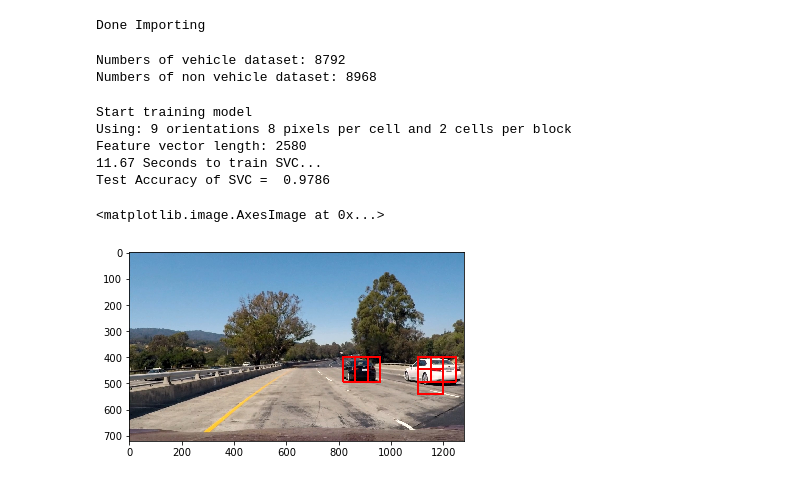
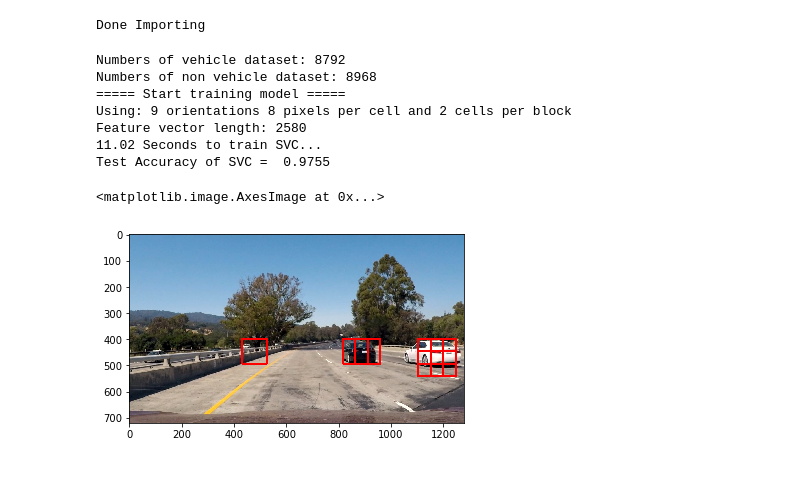
Before and after one commit to fang-yu-liu/vehicle-detection, a Jupyter notebook: train_model.ipynb, the cells around one changed output. Saved outputs shown, nothing was run; the diff lists cells and outputs as text; code cells hidden in the pictures.

```diff
--- a/train_model.ipynb
+++ b/train_model.ipynb
@@ -13,65 +15,65 @@ print("Done Importing")
 # %% [output]
 Done Importing
 # %%
-# Use the following two lines to generate txt files to store the filenames for vehicle and non-vehicle data
-# find vehicles -name '*.png' > vehicle-images.txt
-# find non-vehicles -name '*.png' > non-vehicle-images.txt
-# Iterate through the txt file and save the filenames as a list
-with open('./vehicle-images.txt', 'r') as f:
-    car_filenames = f.read().splitlines()
-n_cars = len(car_filenames)
-print("Numbers of vehicle dataset:", n_cars)
+if RETRAIN_MODEL is True:
+    # Use the following two lines to generate txt files to store the filenames for vehicle and non-vehicle data
+    # find vehicles -name '*.png' > vehicle-images.txt
+    # find non-vehicles -name '*.png' > non-vehicle-images.txt
+    # Iterate through the txt file and save the filenames as a list
+    with open('./vehicle-images.txt', 'r') as f:
+        car_filenames = f.read().splitlines()
+    n_cars = len(car_filenames)
+    print("Numbers of vehicle dataset:", n_cars)
 
-with open('./non-vehicle-images.txt', 'r') as f:
-    notcar_filenames = f.read().splitlines()
-n_notcars = len(notcar_filenames)
-print("Numbers of non vehicle dataset:", n_notcars)
+    with open('./non-vehicle-images.txt', 'r') as f:
+        notcar_filenames = f.read().splitlines()
+    n_notcars = len(notcar_filenames)
+    print("Numbers of non vehicle dataset:", n_notcars)
+
+    print("===== Start training model =====")
+    train(car_filenames, notcar_filenames)
 # %% [output]
 Numbers of vehicle dataset: 8792
 Numbers of non vehicle dataset: 8968
+===== Start training model =====
+Using: 9 orientations 8 pixels per cell and 2 cells per block
+Feature vector length: 2580
+11.02 Seconds to train SVC...
+Test Accuracy of SVC =  0.9755
-# %%
-if RETRAIN_MODEL is True:
-    print("Start training model")
-    train(car_filenames, notcar_filenames)
-# %% [output]
-Start training model
-Using: 9 orientations 8 pixels per cell and 2 cells per block
-Feature vector length: 2580
-11.67 Seconds to train SVC...
-Test Accuracy of SVC =  0.9786
 # %%
 %matplotlib inline
 
 image = cv2.imread('./test_images/test1.jpg')
 draw_image = np.copy(image)
+heat = np.zeros_like(draw_image[:,:,0]).astype(np.float)
 
 # Uncomment the following line if you extracted training
 # data from .png images (scaled 0 to 1 by mpimg) and the
 # image you are searching is a .jpg (scaled 0 to 255)
 #image = image.astype(np.float32)/255
 
 windows = slide_window(image, x_start_stop=X_START_STOP, y_start_stop=Y_START_STOP,
                        xy_window=XY_WINDOW, xy_overlap=XY_OVERLAP)
 
 with open(MODEL_FILE, mode='rb') as f:
     model_data = pickle.load(f)
 model = model_data['svc']
 X_scaler = model_data['X_scaler']
 hot_windows = search_windows(image, windows, model, X_scaler,
                              color_space=COLOR_SPACE,
                              spatial_size=SPATIAL_SIZE,
                              hist_bins=HIST_BINS,
                              orient=ORIENT,
                              pix_per_cell=PIX_PER_CELL,
                              cell_per_block=CELL_PER_BLOCK,
                              hog_channel=HOG_CHANNEL,
                              spatial_feat=SPATIAL_FEAT,
                              hist_feat=HIST_FEAT,
                              hog_feat=HOG_FEAT)
 
 window_img = draw_boxes(draw_image, hot_windows, color=(0, 0, 255), thick=6)
 
 plt.imshow(cv2.cvtColor(window_img, cv2.COLOR_BGR2RGB))
 # %% [output]
 <matplotlib.image.AxesImage at 0x...>
-[figure, old version]
+[figure, new version]
```
Also changed, not shown: parts of 2 cells of this notebook, 5 other files.
